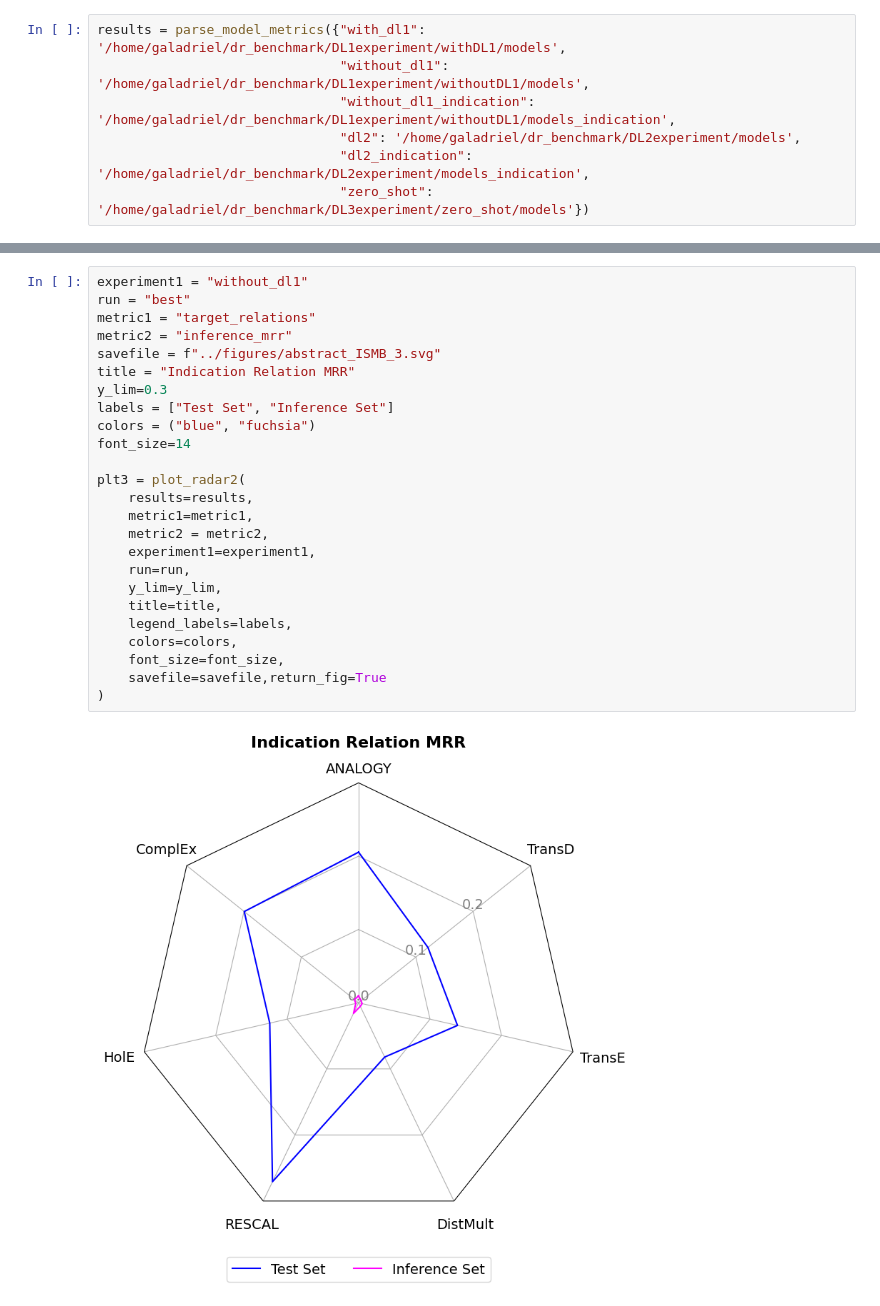
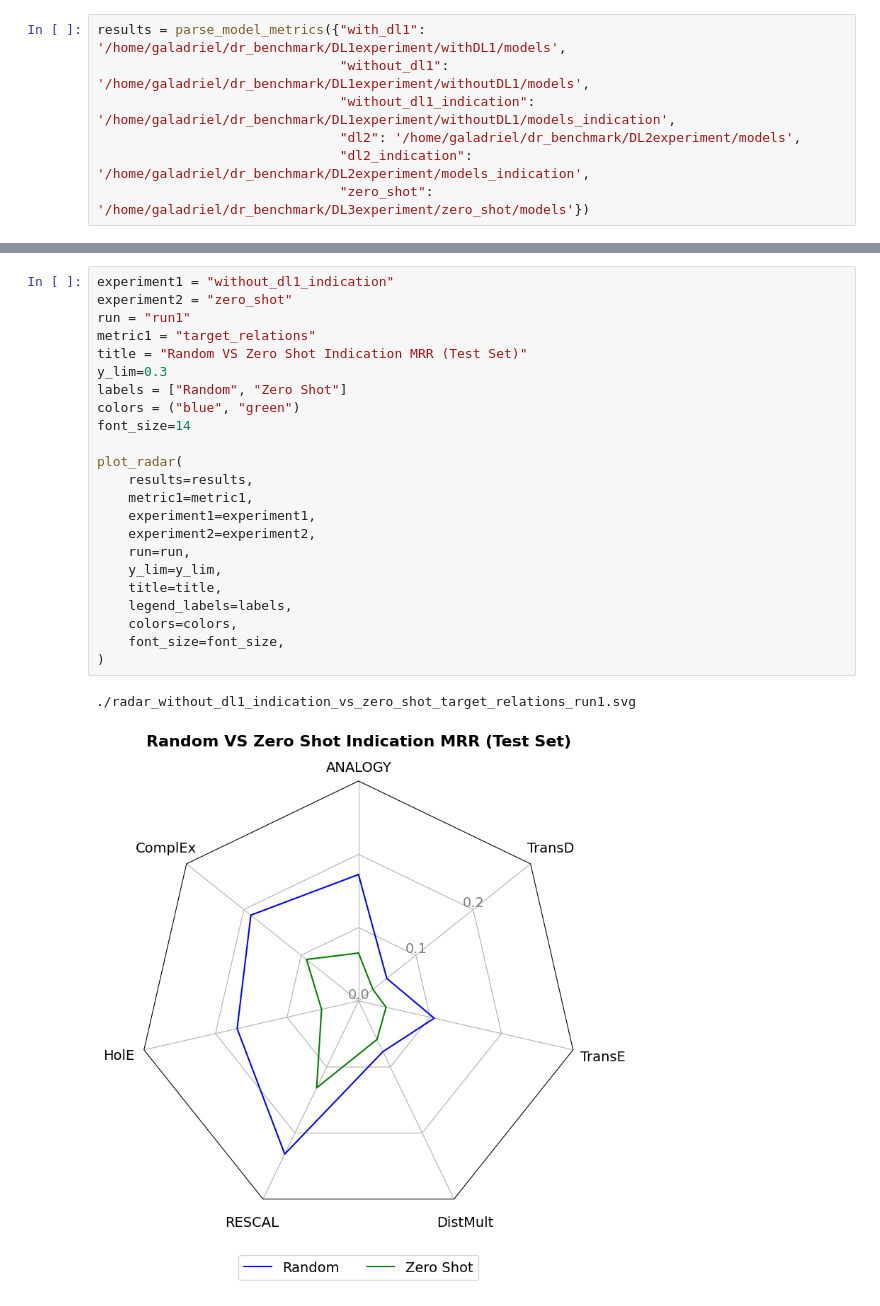
Before and after one commit to galadrielbriere/data_leakage_kge_benchmark, a Jupyter notebook: jupyter_results_processing/make_radar_plots.ipynb, the cells around one changed output, grey strips where cells are left out. Drawn from its saved outputs; the diff is of its cells as text.

Commit message:
make results plots

```diff
--- a/jupyter_results_processing/make_radar_plots.ipynb
+++ b/jupyter_results_processing/make_radar_plots.ipynb
@@ -402,27 +623,26 @@ plt2 = plot_radar2(
 # %%
-experiment1 = "without_dl1"
-run = "best"
+experiment1 = "without_dl1_indication"
+experiment2 = "zero_shot"
+run = "run1"
 metric1 = "target_relations"
-metric2 = "inference_mrr"
-savefile = f"../figures/abstract_ISMB_3.svg"
-title = "Indication Relation MRR"
+title = "Random VS Zero Shot Indication MRR (Test Set)"
 y_lim=0.3
-labels = ["Test Set", "Inference Set"]
-colors = ("blue", "fuchsia")
+labels = ["Random", "Zero Shot"]
+colors = ("blue", "green")
 font_size=14
 
-plt3 = plot_radar2(
+plot_radar(
     results=results,
     metric1=metric1,
-    metric2 = metric2,
     experiment1=experiment1,
+    experiment2=experiment2,
     run=run,
     y_lim=y_lim,
     title=title,
     legend_labels=labels,
     colors=colors,
     font_size=font_size,
-    savefile=savefile,return_fig=True
 )
 # %% [output]
+./radar_without_dl1_indication_vs_zero_shot_target_relations_run1.svg
-[figure, old version]
+[figure, new version]
```
Also changed, not shown: parts of 32 cells of this notebook, 4 other files.
